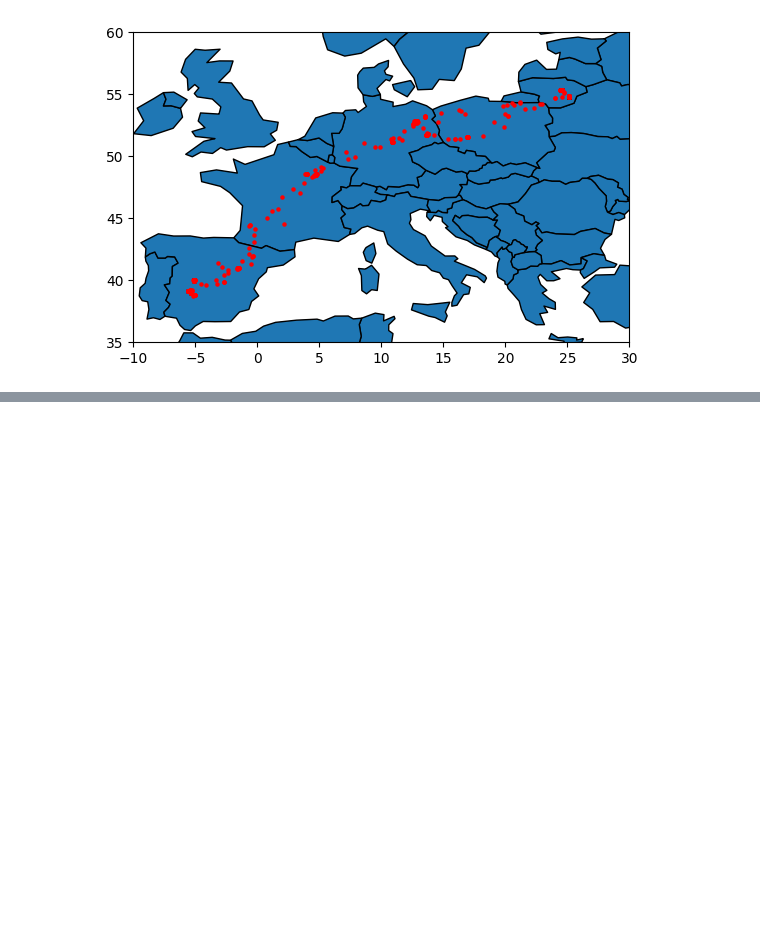
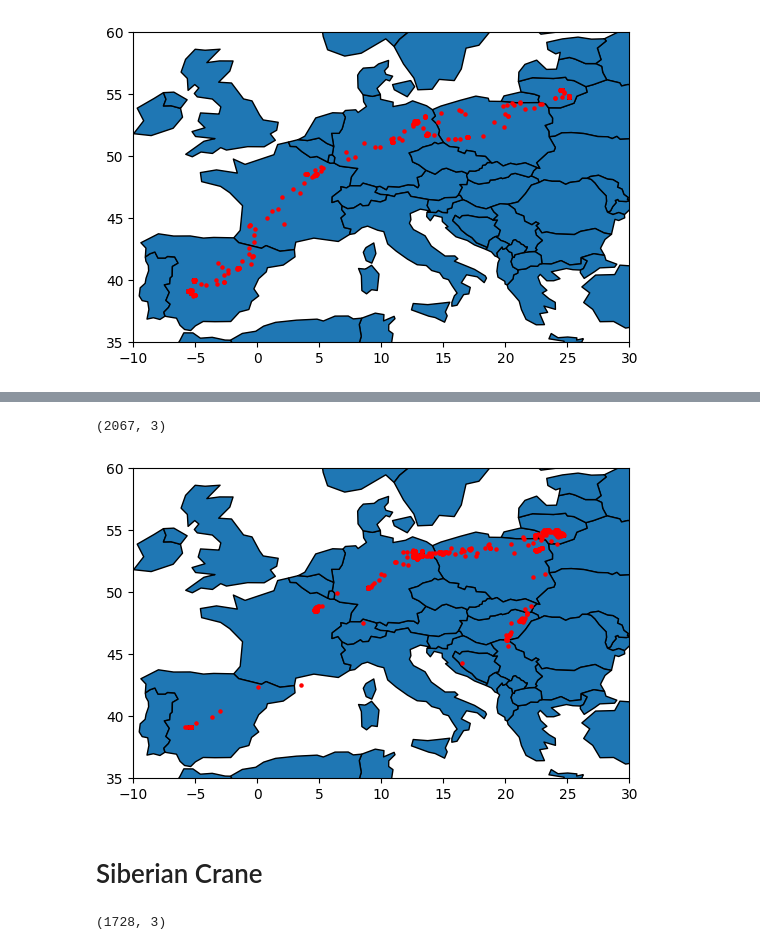
Before and after one commit to YYashraj/Bird-MIgration-Network, a Jupyter notebook: Just Some Exploration/Movebank/construct.ipynb, the cells around one changed output, grey strips where cells are left out. Saved outputs shown, nothing was run; the diff lists cells and outputs as text; code cells hidden in the pictures; blank space fills up the shorter version.

```diff
--- a/Just Some Exploration/Movebank/construct.ipynb
+++ b/Just Some Exploration/Movebank/construct.ipynb
@@ -170,0 +197,16 @@ df_cranelit.to_csv(file_path, index=False)
+# %%
+df_crane16['timestamp'] = df_crane16['timestamp'].str.split().str[0]
+df_crane16_r = df_crane16.groupby('timestamp').mean().reset_index()
+print(df_crane16_r.shape)
+
+gdf = gpd.GeoDataFrame(df_crane16_r, geometry=gpd.points_from_xy(df_crane16_r['location-long'], df_crane16_r['location-lat']))
+world = gpd.read_file(gpd.datasets.get_path('naturalearth_lowres'))
+base = world.plot(edgecolor='black')
+gdf.plot(ax=base, marker='o', color='red', markersize=5)
+
+plt.xlim(-10, 30)
+plt.ylim(35, 60)
+plt.show()
+# %% [output]
+(2067, 3)
+[figure, added]
@@ -170,0 +218,8 @@ df_cranelit.to_csv(file_path, index=False)
+# %% [markdown]
+# Siberian Crane
+# %%
+df_sibcrane = pd.read_csv('Siberian crane Grus Mongolia.csv')
+df_sibcrane = df_sibcrane[['timestamp', 'location-long', 'location-lat']]
+df_sibcrane.shape
+# %% [output]
+(1728, 3)
```
Also changed, not shown: parts of 8 cells of this notebook, 4 other files.
